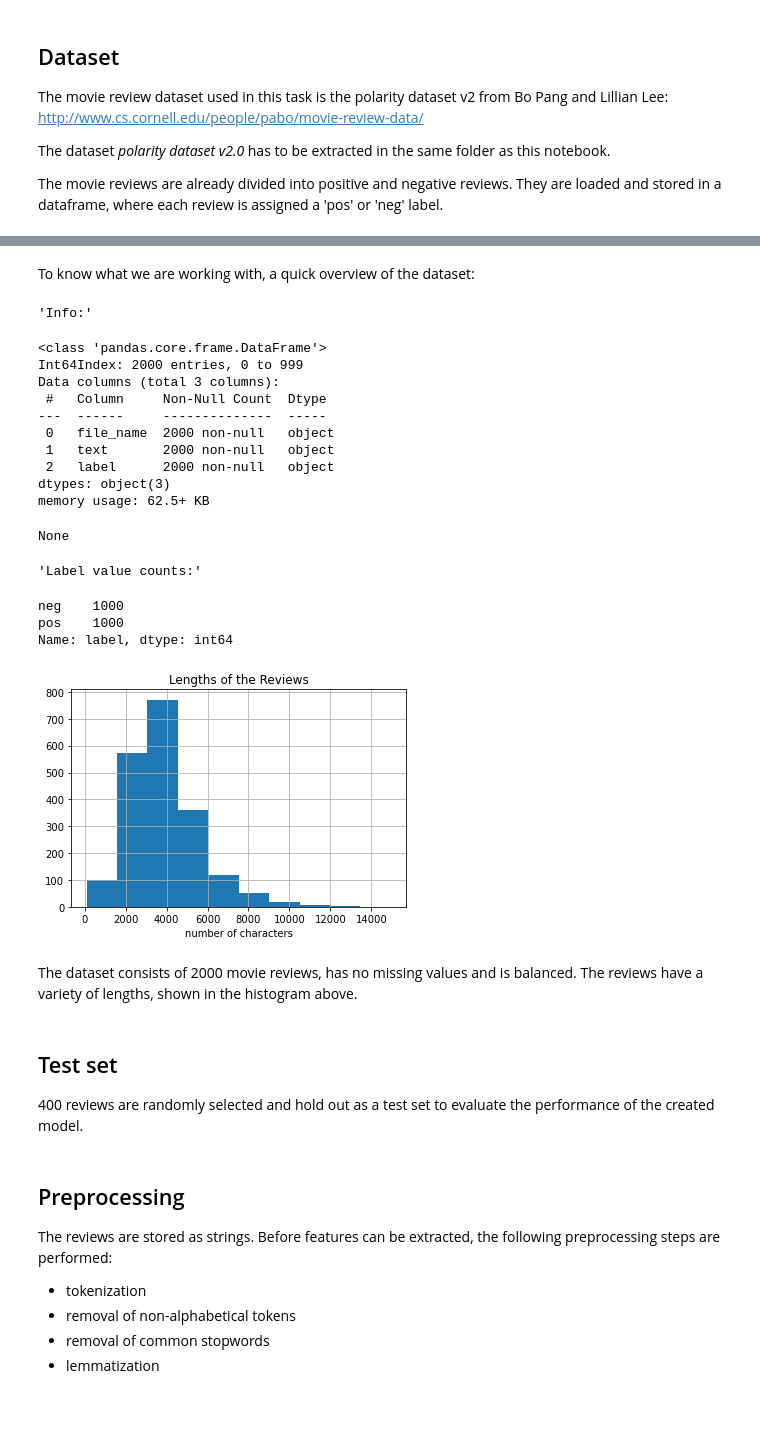
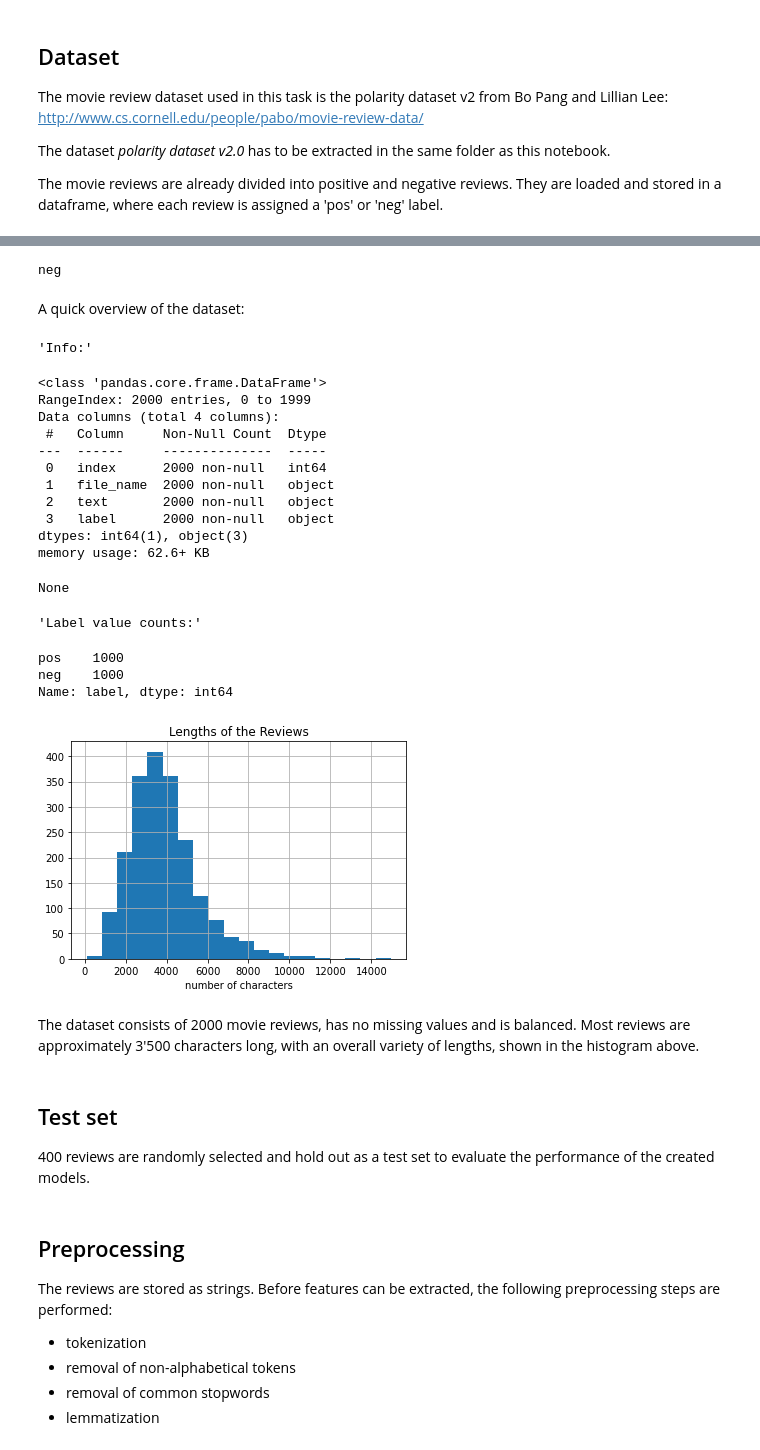
Before and after one commit to raffaelk/nlp-basics, a Jupyter notebook: sentiment_classification.ipynb, the cells around one changed output, grey strips where cells are left out. Drawn from its saved outputs; the diff is of its cells as text; code cells hidden in the pictures; blank space fills up the shorter version.

```diff
--- a/sentiment_classification.ipynb
+++ b/sentiment_classification.ipynb
@@ -71,4 +71,4 @@ def load_reviews(path: str, label: str) -> pd.DataFrame:
 
 
 # load all positive and all negative reviews into a dataframe
-reviews_df = pd.concat([load_reviews(path_sent, 'neg'), load_reviews(path_sent, 'pos')])
+reviews_df = pd.concat([load_reviews(path_sent, 'neg'), load_reviews(path_sent, 'pos')]).reset_index()
@@ -75,42 +95,47 @@ reviews_df = pd.concat([load_reviews(path_sent, 'neg'), load_reviews(path_sent,
+# %%
+print(reviews_df.loc[8,'label'])
+# %% [output]
+neg
 # %% [markdown]
-To know what we are working with, a quick overview of the dataset:
+A quick overview of the dataset:
 # %%
 # Some information about the dataframe
 display("Info:")
 display(reviews_df.info())
 
 # Check if there are more positive or negative reviews
 display("Label value counts:")
 display(reviews_df['label'].value_counts())
 
 # Get the lengths of the reviews
 fig, ax = plt.subplots()
-reviews_df['text'].apply(len).hist(axes=ax)
+reviews_df['text'].apply(len).hist(axes=ax, bins=20)
 ax.set(xlabel='number of characters', title='Lengths of the Reviews')
 plt.show()
 # %% [output]
 'Info:'
 <class 'pandas.core.frame.DataFrame'>
-Int64Index: 2000 entries, 0 to 999
-Data columns (total 3 columns):
+RangeIndex: 2000 entries, 0 to 1999
+Data columns (total 4 columns):
  #   Column     Non-Null Count  Dtype
 ---  ------     --------------  -----
- 0   file_name  2000 non-null   object
- 1   text       2000 non-null   object
- 2   label      2000 non-null   object
-dtypes: object(3)
-memory usage: 62.5+ KB
+ 0   index      2000 non-null   int64
+ 1   file_name  2000 non-null   object
+ 2   text       2000 non-null   object
+ 3   label      2000 non-null   object
+dtypes: int64(1), object(3)
+memory usage: 62.6+ KB
 None
 'Label value counts:'
+pos    1000
 neg    1000
-pos    1000
 Name: label, dtype: int64
-[figure, old version]
+[figure, new version]
 # %% [markdown]
-The dataset consists of 2000 movie reviews, has no missing values and is balanced. The reviews have a variety of lengths, shown in the histogram above.
+The dataset consists of 2000 movie reviews, has no missing values and is balanced. Most reviews are approximately 3'500 characters long, with an overall variety of lengths, shown in the histogram above.
 # %% [markdown]
 ## Test set
-400 reviews are randomly selected and hold out as a test set to evaluate the performance of the created model.
+400 reviews are randomly selected and hold out as a test set to evaluate the performance of the created models.
 # %%
 train_reviews, test_reviews, train_labels, test_labels = train_test_split(
     reviews_df['text'].to_numpy(),
```
Also changed, not shown: parts of 10 cells of this notebook.
